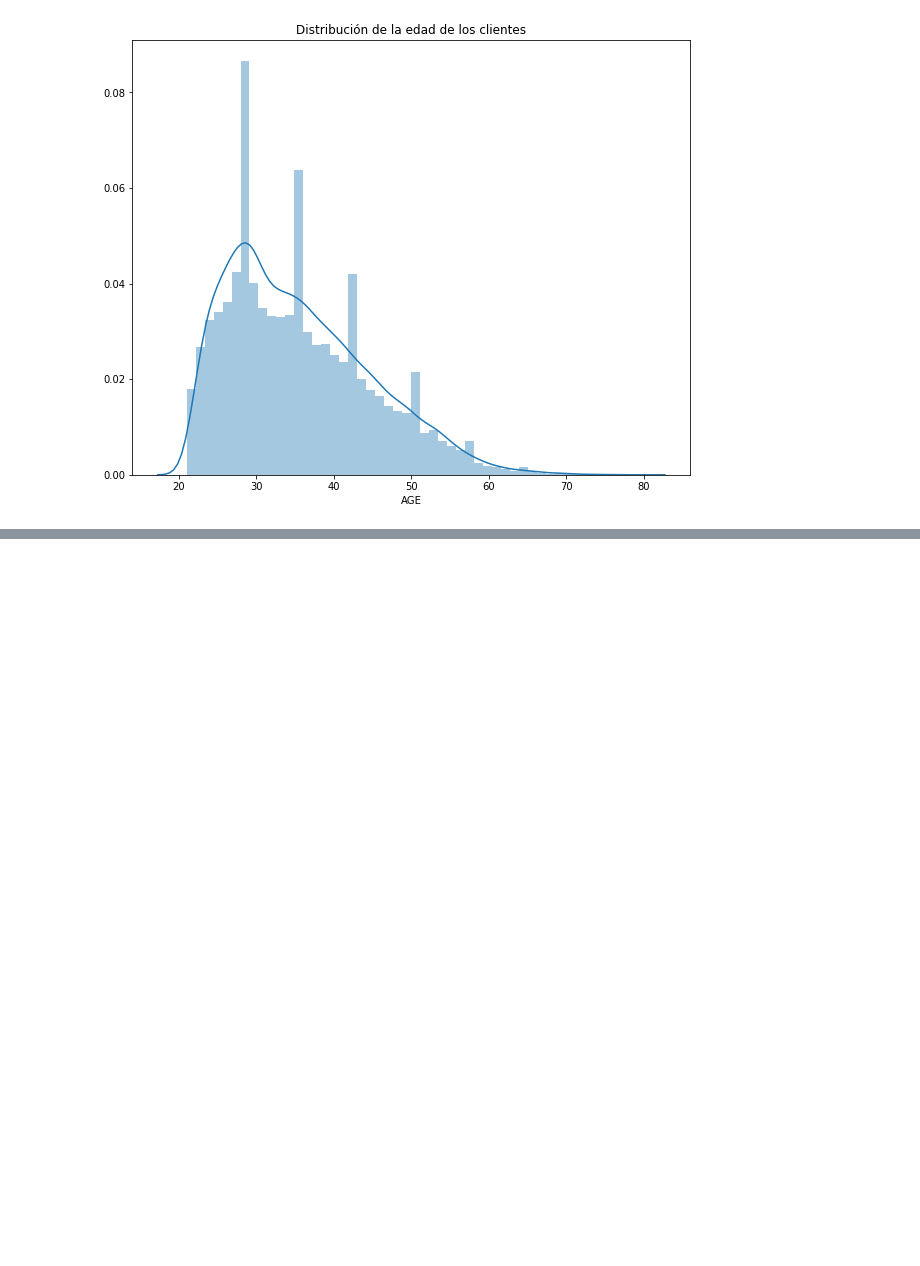
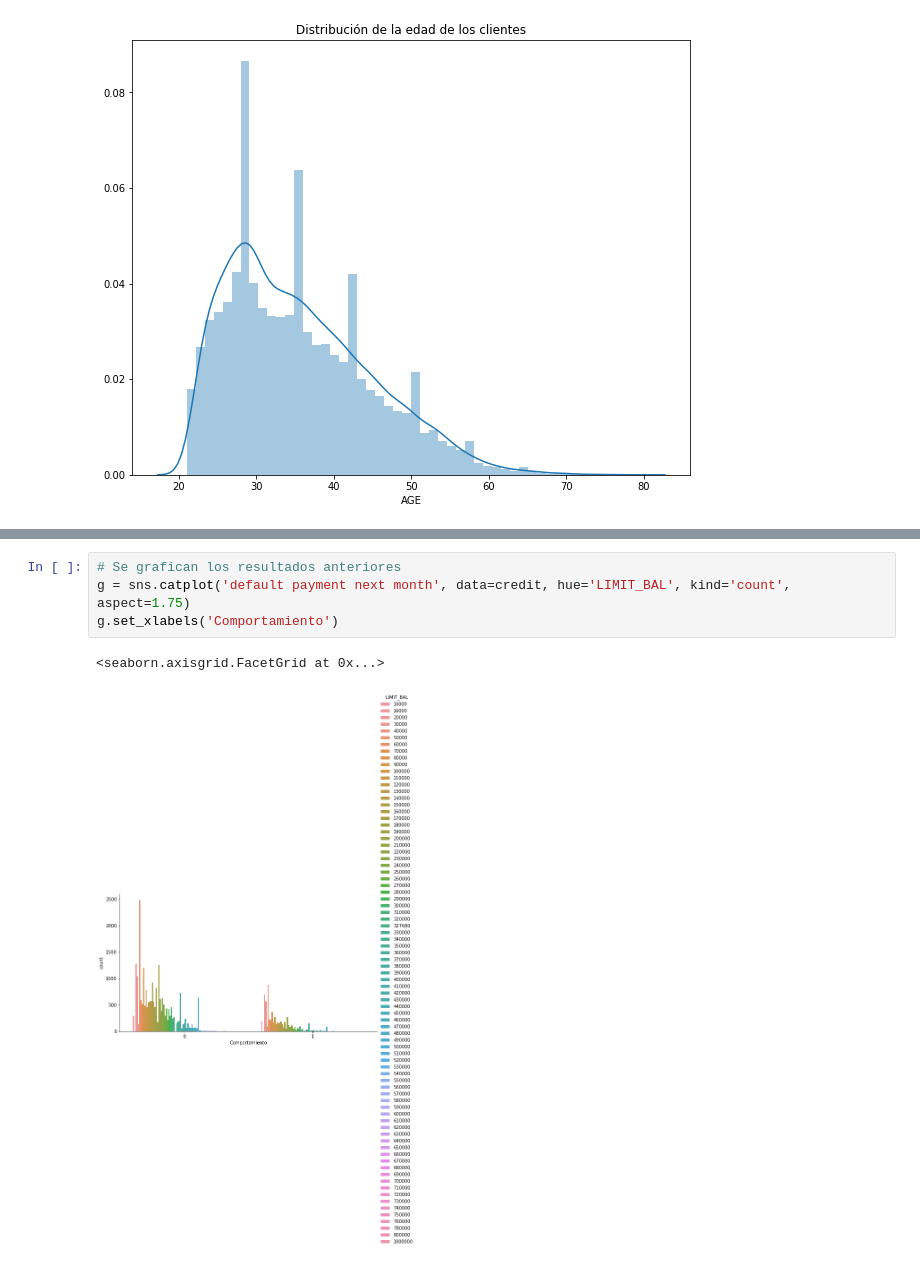
Before and after one commit to rartavia66/Prepare-Explore-Data, a Jupyter notebook: Explore Data.ipynb, the cells around one changed output, grey strips where cells are left out. Drawn from its saved outputs; the diff is of its cells as text; blank space fills up the shorter version.

```diff
--- a/Explore Data.ipynb
+++ b/Explore Data.ipynb
@@ -501,0 +526,7 @@ Text(0.5, 1.0, 'Distribución de la edad de los clientes')
+# %%
+# Se grafican los resultados anteriores
+g = sns.catplot('default payment next month', data=credit, hue='LIMIT_BAL', kind='count', aspect=1.75)
+g.set_xlabels('Comportamiento')
+# %% [output]
+<seaborn.axisgrid.FacetGrid at 0x...>
+[figure, added]
```
Also changed, not shown: parts of 10 cells of this notebook, 1 other file.
